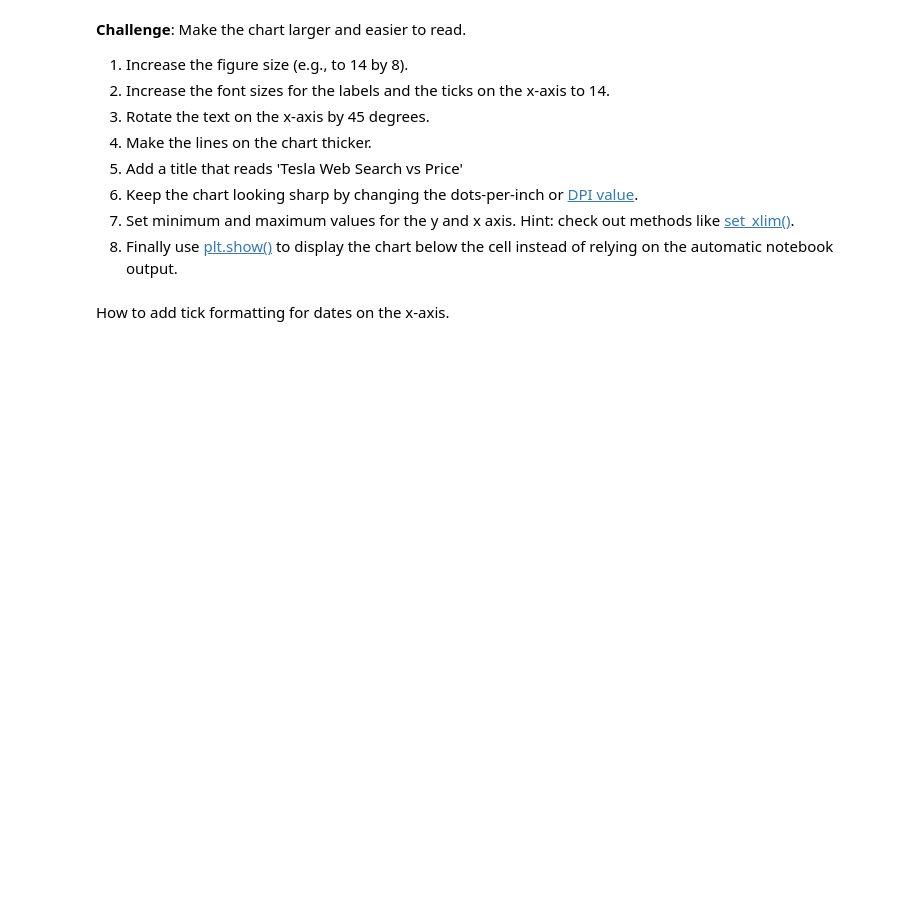
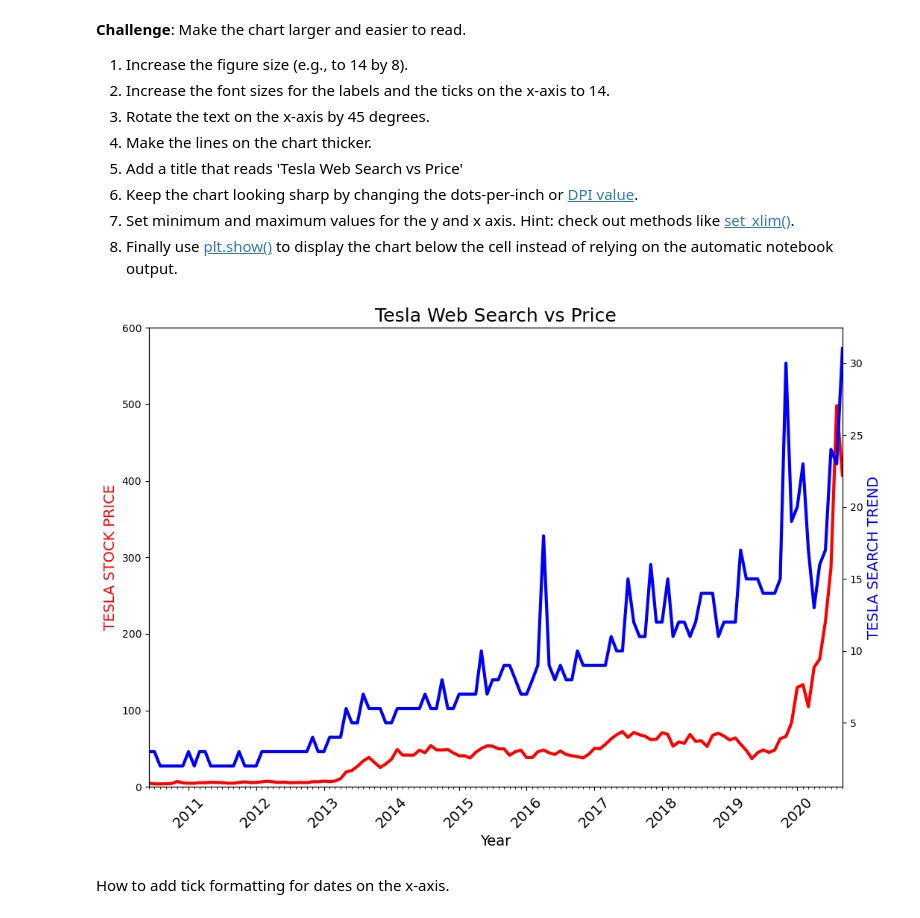
Before and after one commit to TanishTaneja/bitcoin-analysis, a Jupyter notebook: Google Trends Data Viz (start)/Google Trends and Data Visualisation (start).ipynb, the cells around one changed output. Cells and saved outputs as stored; diff of their text form; code cells hidden in the pictures; blank space fills up the shorter version.

```diff
--- a/Google Trends Data Viz (start)/Google Trends and Data Visualisation (start).ipynb
+++ b/Google Trends Data Viz (start)/Google Trends and Data Visualisation (start).ipynb
@@ -243,6 +234,35 @@ Hint: you can colour both the [axis labels](https://matplotlib.org/3.3.2/api/tex
 6. Keep the chart looking sharp by changing the dots-per-inch or [DPI value](https://matplotlib.org/3.1.1/api/_as_gen/matplotlib.pyplot.figure.html).
 7. Set minimum and maximum values for the y and x axis. Hint: check out methods like [set_xlim()](https://matplotlib.org/3.1.1/api/_as_gen/matplotlib.axes.Axes.set_xlim.html).
 8. Finally use [plt.show()](https://matplotlib.org/3.2.1/api/_as_gen/matplotlib.pyplot.show.html) to display the chart below the cell instead of relying on the automatic notebook output.
+# %%
+# Create locators for ticks on the time axis
+plt.figure(figsize=(12,8), dpi=100)
+plt.xticks(fontsize=14,rotation=45)
+plt.title('Tesla Web Search vs Price', fontsize=18)
+axis1=plt.gca()
+axis2=axis1.twinx()
+
+axis1.set_ylim([0, 600])
+axis1.set_xlim([df_tesla.MONTH.min(), df_tesla.MONTH.max()])
+
+axis1.set_xlabel("Year",fontsize=14)
+axis1.set_ylabel("TESLA STOCK PRICE",color="r",fontsize=14)
+axis2.set_ylabel("TESLA SEARCH TREND",color="b",fontsize=14)
+
+years=mdates.YearLocator()
+months=mdates.MonthLocator()
+year_fmt=mdates.DateFormatter("%Y")
+
+axis1.xaxis.set_major_locator(years)
+axis1.xaxis.set_major_formatter(year_fmt)
+axis1.xaxis.set_minor_locator(months)
+
+axis1.plot(df_tesla.MONTH,df_tesla.TSLA_USD_CLOSE,"r",linewidth=3)
+axis2.plot(df_tesla.MONTH,df_tesla.TSLA_WEB_SEARCH,"b",linewidth=3)
+
+plt.show()
+# %% [output]
+[figure, added]
 # %% [markdown]
 How to add tick formatting for dates on the x-axis.
 # %% [markdown]
```
Also changed, not shown: parts of 12 cells of this notebook.
